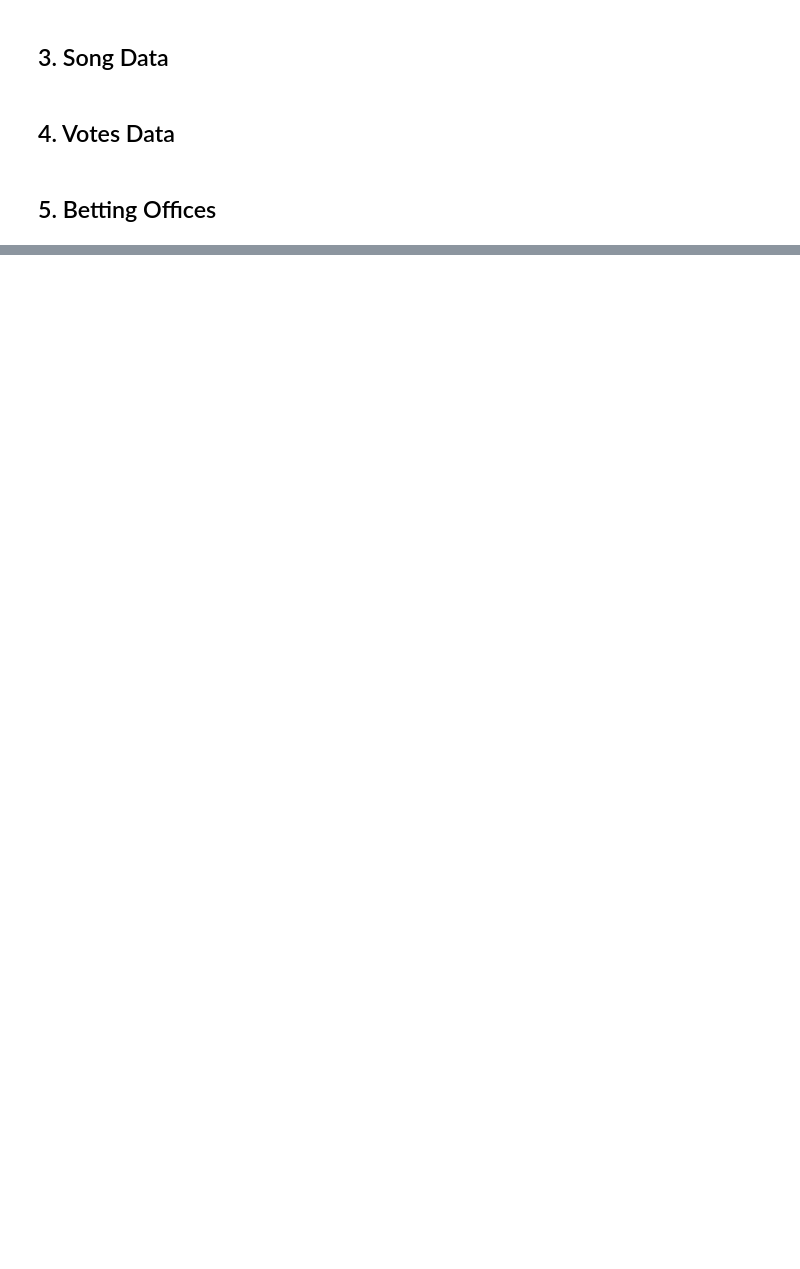
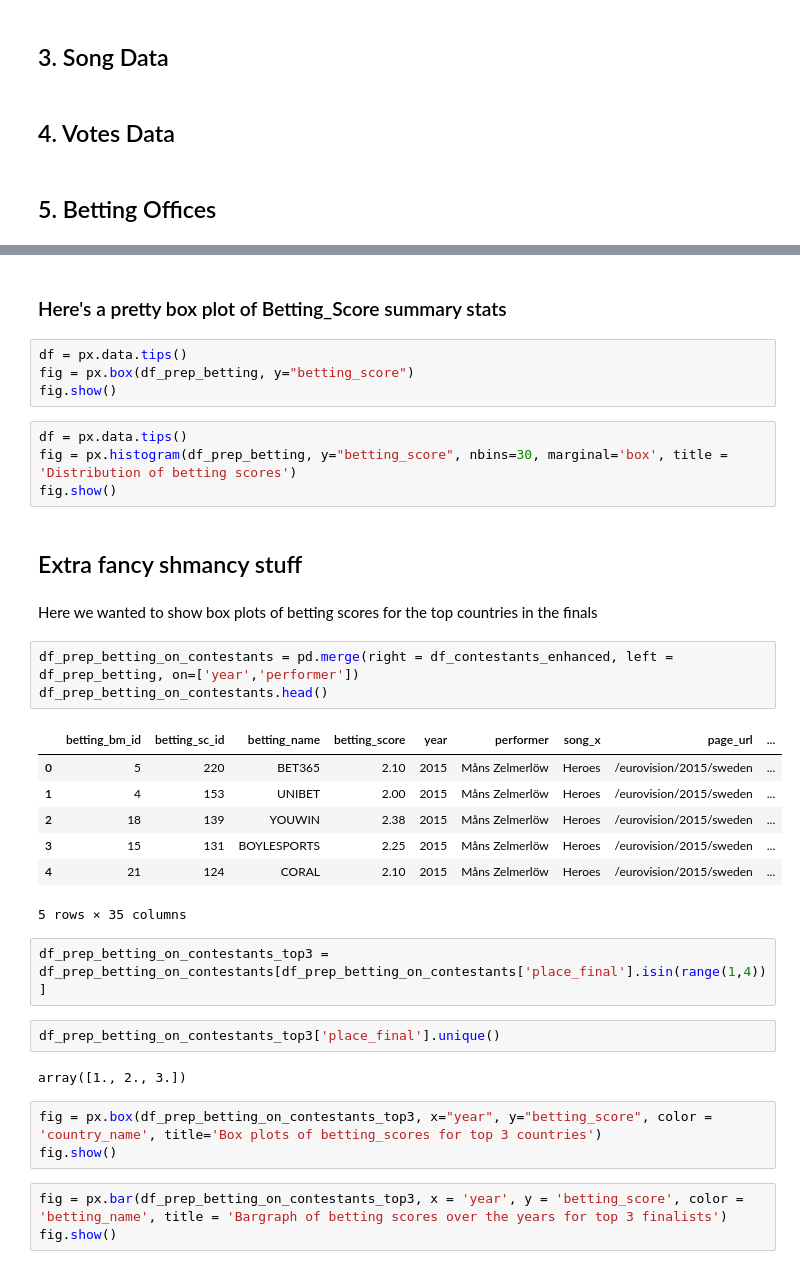
Before and after one commit to awamboldt/Alex_Ayla_Neringa, a Jupyter notebook: Ayla/summary_stats.ipynb, the cells around one changed output, grey strips where cells are left out. Cells and saved outputs as stored; diff of their text form; blank space fills up the shorter version.

```diff
--- a/Ayla/summary_stats.ipynb
+++ b/Ayla/summary_stats.ipynb
@@ -177,0 +475,37 @@ RangeIndex(start=0, stop=14, step=1)
+# %% [markdown]
+### Here's a pretty box plot of Betting_Score summary stats
+# %%
+df = px.data.tips()
+fig = px.box(df_prep_betting, y="betting_score")
+fig.show()
+# %%
+df = px.data.tips()
+fig = px.histogram(df_prep_betting, y="betting_score", nbins=30, marginal='box', title = 'Distribution of betting scores')
+fig.show()
+# %% [markdown]
+## Extra fancy shmancy stuff
+# %% [markdown]
+Here we wanted to show box plots of betting scores for the top countries in the finals
+# %%
+df_prep_betting_on_contestants = pd.merge(right = df_contestants_enhanced, left = df_prep_betting, on=['year','performer'])
+df_prep_betting_on_contestants.head()
+# %% [output]
+|  | betting_bm_id | betting_sc_id | betting_name | betting_score | year | performer | song_x | page_url | ... |
+| 0 | 5 | 220 | BET365 | 2.10 | 2015 | Måns Zelmerlöw | Heroes | /eurovision/2015/sweden | ... |
+| 1 | 4 | 153 | UNIBET | 2.00 | 2015 | Måns Zelmerlöw | Heroes | /eurovision/2015/sweden | ... |
+| 2 | 18 | 139 | YOUWIN | 2.38 | 2015 | Måns Zelmerlöw | Heroes | /eurovision/2015/sweden | ... |
+| 3 | 15 | 131 | BOYLESPORTS | 2.25 | 2015 | Måns Zelmerlöw | Heroes | /eurovision/2015/sweden | ... |
+| 4 | 21 | 124 | CORAL | 2.10 | 2015 | Måns Zelmerlöw | Heroes | /eurovision/2015/sweden | ... |
+5 rows × 35 columns
+# %%
+df_prep_betting_on_contestants_top3 = df_prep_betting_on_contestants[df_prep_betting_on_contestants['place_final'].isin(range(1,4))]
+# %%
+df_prep_betting_on_contestants_top3['place_final'].unique()
+# %% [output]
+array([1., 2., 3.])
+# %%
+fig = px.box(df_prep_betting_on_contestants_top3, x="year", y="betting_score", color = 'country_name', title='Box plots of betting_scores for top 3 countries')
+fig.show()
+# %%
+fig = px.bar(df_prep_betting_on_contestants_top3, x = 'year', y = 'betting_score', color = 'betting_name', title = 'Bargraph of betting scores over the years for top 3 finalists')
+fig.show()
```
Also changed, not shown: parts of 26 cells of this notebook.
